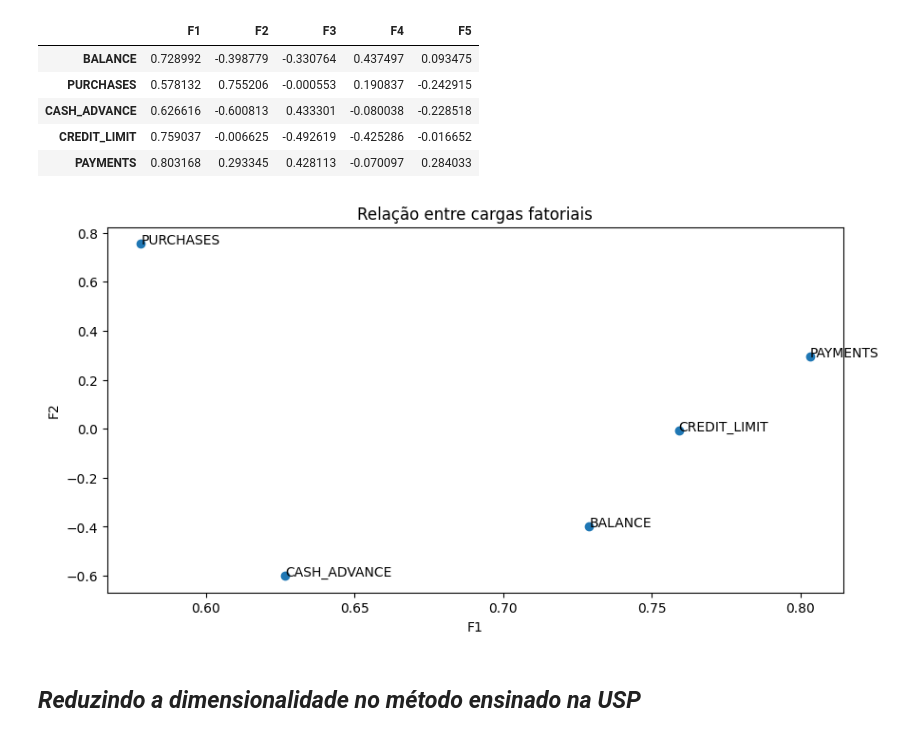
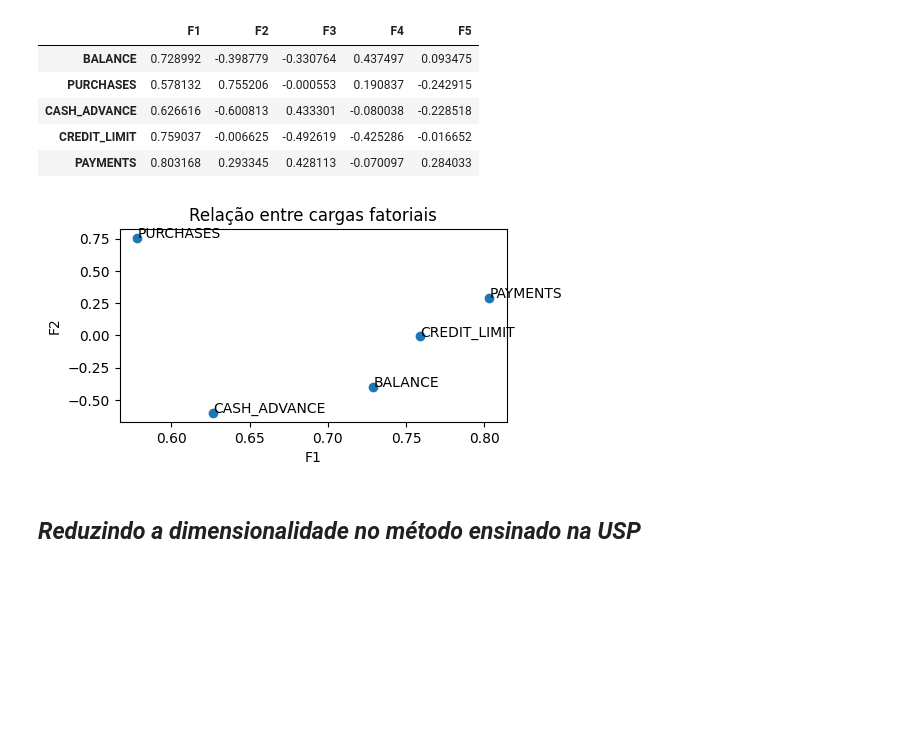
Before and after one commit to leoScienceanalytics/credit_segment_with_clustering, a Jupyter notebook: creditclustering.ipynb, the cells around one changed output. Cells and saved outputs as stored; diff of their text form; code cells hidden in the pictures; blank space fills up the shorter version.

```diff
--- a/creditclustering.ipynb
+++ b/creditclustering.ipynb
@@ -510,16 +500,16 @@ cargas_fatoriais
 # %%
 lista = ['BALANCE', 'PURCHASES', 'CASH_ADVANCE', 'CREDIT_LIMIT', 'PAYMENTS']
 
-fig = plt.figure(figsize=(10,5))
+fig = plt.figure(figsize=(5, 2.5))
 plt.scatter(x=cargas_fatoriais['F1'], y=cargas_fatoriais['F2'], )
 for i in range(len(cargas_fatoriais['F1'])):
     plt.annotate(lista[i], (cargas_fatoriais['F1'][i], cargas_fatoriais['F2'][i]))
 plt.title('Relação entre cargas fatoriais')
 plt.xlabel('F1')
 plt.ylabel('F2')
 plt.show()
 # %% [output]
-[figure, old version]
+[figure, new version]
 # %% [markdown]
 ## *Reduzindo a dimensionalidade no método ensinado na USP*
 # %%
```
Also changed, not shown: parts of 19 cells of this notebook.
